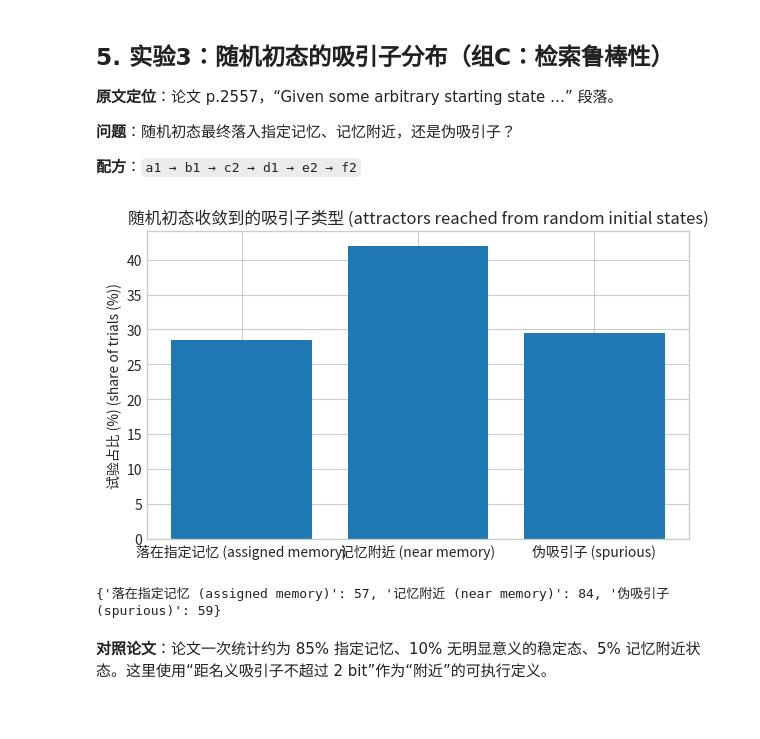
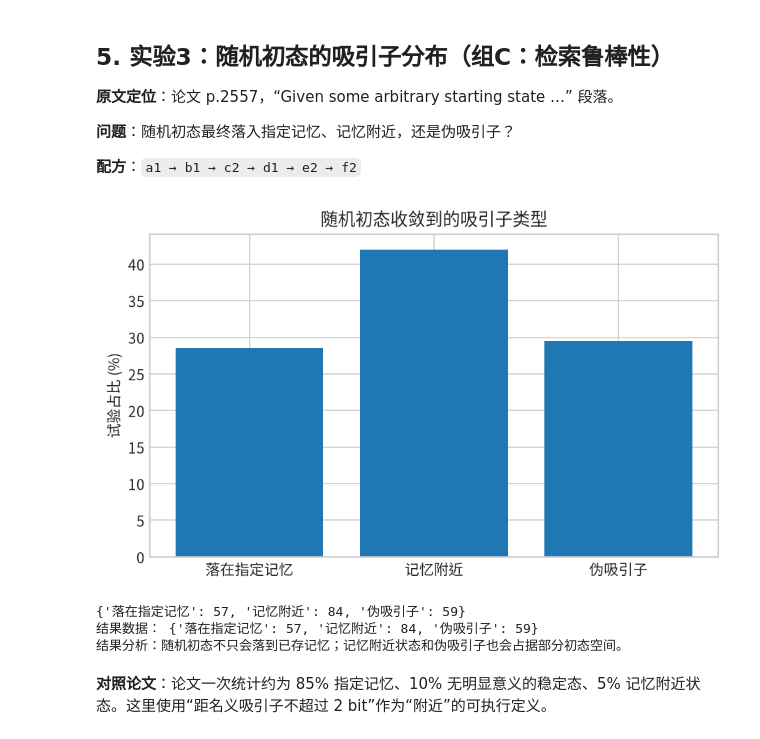
Before and after one commit to Heptazero/nn-labs, a Jupyter notebook: hopfield-1982/hopfield_1982.ipynb, the cells around one changed output. Cells and saved outputs as stored; diff of their text form; code cells hidden in the pictures.

```diff
--- a/hopfield-1982/hopfield_1982.ipynb
+++ b/hopfield-1982/hopfield_1982.ipynb
@@ -1091,41 +1114,46 @@ rng = np.random.default_rng(103)
 N, n, trials = 30, 5, 200
 memories = a1_make_independent_memories(n=n, N=N, rng=rng)
 weights = b1_make_hebbian_weights(memories)
 
 nominal_attractors = np.vstack([memories, -memories])
 # [中介变量] nominal_attractors:(2n,N) -- 论文里 Vi→-Vi 全局对称，-memories 同样是稳定点，
 # 判"落到哪个吸引子"时必须把这些也算进候选，否则会把合法的负版本误判成伪吸引子
 
-outcomes = {"落在指定记忆 (assigned memory)": 0, "记忆附近 (near memory)": 0, "伪吸引子 (spurious)": 0}
+outcomes = {"落在指定记忆": 0, "记忆附近": 0, "伪吸引子": 0}
 
 for _ in range(trials):
     initial_state = c2_random_state(N=N, rng=rng)
     # *[输入] 本实验的自变量：随机初态（对照从记忆本身出发）
 
     run = d1_run_async(weights, initial_state, rng)
     _, distance = e2_identify_attractor(run.final_state, nominal_attractors)
     # [观测·数据] 到最近名义吸引子的距离；只要距离，不要具体编号
 
     if distance == 0:
-        outcomes["落在指定记忆 (assigned memory)"] += 1
+        outcomes["落在指定记忆"] += 1
         # [判断] 精确落在某条名义记忆(或其负版本)上
     elif distance <= 2:
-        outcomes["记忆附近 (near memory)"] += 1
+        outcomes["记忆附近"] += 1
         # [判断] "附近"的可执行定义：不超过2比特
     else:
-        outcomes["伪吸引子 (spurious)"] += 1
+        outcomes["伪吸引子"] += 1
         # [判断] 落到了论文没有存过的伪吸引子
 
 f2_plot_bar(
     list(outcomes),
     [100 * value / trials for value in outcomes.values()],
-    ylabel="试验占比 (%) (share of trials (%))",
-    title="随机初态收敛到的吸引子类型 (attractors reached from random initial states)",
+    ylabel="试验占比 (%)",
+    title="随机初态收敛到的吸引子类型",
 )
 print(outcomes)
+
+print("结果数据：", outcomes)
+print("结果分析：随机初态不只会落到已存记忆；记忆附近状态和伪吸引子也会占据部分初态空间。")
 # %% [output]
-[figure, old version]
+[figure, new version]
-{'落在指定记忆 (assigned memory)': 57, '记忆附近 (near memory)': 84, '伪吸引子 (spurious)': 59}
+{'落在指定记忆': 57, '记忆附近': 84, '伪吸引子': 59}
+结果数据： {'落在指定记忆': 57, '记忆附近': 84, '伪吸引子': 59}
+结果分析：随机初态不只会落到已存记忆；记忆附近状态和伪吸引子也会占据部分初态空间。
 # %% [markdown]
 **对照论文**：论文一次统计约为 85% 指定记忆、10% 无明显意义的稳定态、5% 记忆附近状态。这里使用“距名义吸引子不超过 2 bit”作为“附近”的可执行定义。
 # %% [markdown]
```
Also changed, not shown: parts of 13 cells of this notebook.
